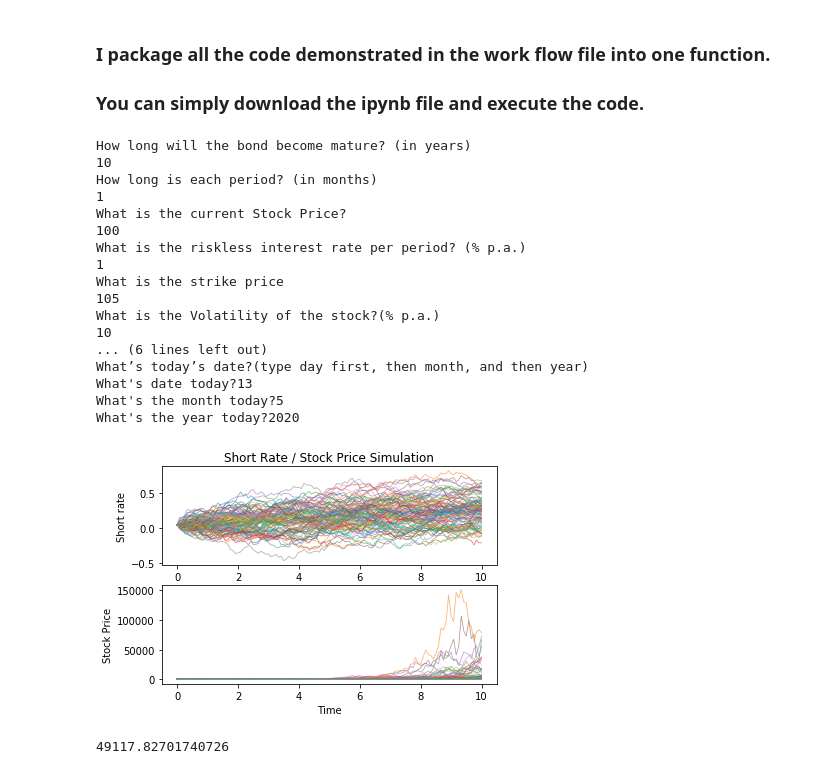
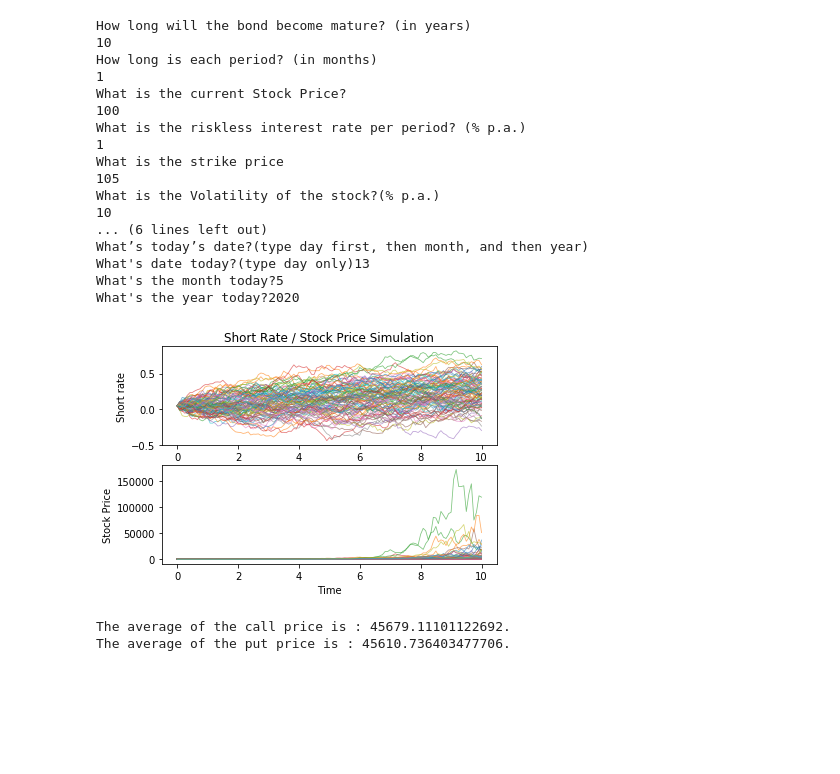
Before and after one commit to EnChiSu/Financial-Engineer, a Jupyter notebook: HW5/HW5_Package Code.ipynb, the cells around one changed output. Cells and saved outputs as stored; diff of their text form; code cells hidden in the pictures; blank space fills up the shorter version.

```diff
--- a/HW5/HW5_Package Code.ipynb
+++ b/HW5/HW5_Package Code.ipynb
@@ -1,6 +1,3 @@
-# %% [markdown]
-### I package all the code demonstrated in the work flow file into one function.
-### You can simply download the ipynb file and execute the code.
 # %%
 import QuantLib as ql
 import matplotlib.pyplot as plt
@@ -85,37 +82,41 @@ def Simulate(time_to_maturity, time_unit, S0, risk_free_rate, strike_price, sigm
     pay_offs = 0
     total_scenarios = len(S)
     for i in range(total_scenarios):
         price = S[i]
         pay_off = price - strike_price
         if(pay_off>0):
             pay_offs = pay_offs + np.exp(-1.0*risk_free_rate*i)*pay_off
     return pay_offs
 
 
-price = []
+call_price = []
 for i in range(num_paths):
-    price.append(Simulate(time_to_maturity = time_to_maturity, time_unit = time_unit, S0 = S0, risk_free_rate = risk_free_rate, strike_price = strike_price, sigma = sigma, a = a, forward_rate = forward_rate, todays_date = todays_date))
+    call_price.append(Simulate(time_to_maturity = time_to_maturity, time_unit = time_unit, S0 = S0, risk_free_rate = risk_free_rate, strike_price = strike_price, sigma = sigma, a = a, forward_rate = forward_rate, todays_date = todays_date))
 
 plt.show()
-price = sum(price) / len(price)
-print(price)
+call_price = sum(call_price) / len(call_price)
+print("The average of the call price is : {}.".format(call_price))
+
+put_price = call_price + strike_price * np.exp(-risk_free_rate*timestep) - S0
+print("The average of the put price is : {}.".format(put_price))
 # %% [output]
 How long will the bond become mature? (in years)
 10
 How long is each period? (in months)
 1
 What is the current Stock Price?
 100
 What is the riskless interest rate per period? (% p.a.)
 1
 What is the strike price
 105
 What is the Volatility of the stock?(% p.a.)
 10
 ... (6 lines left out)
 What’s today’s date?(type day first, then month, and then year)
-What's date today?13
+What's date today?(type day only)13
 What's the month today?5
 What's the year today?2020
-[figure, old version]
+[figure, new version]
-49117.82701740726
+The average of the call price is : 45679.11101122692.
+The average of the put price is : 45610.736403477706.
```
